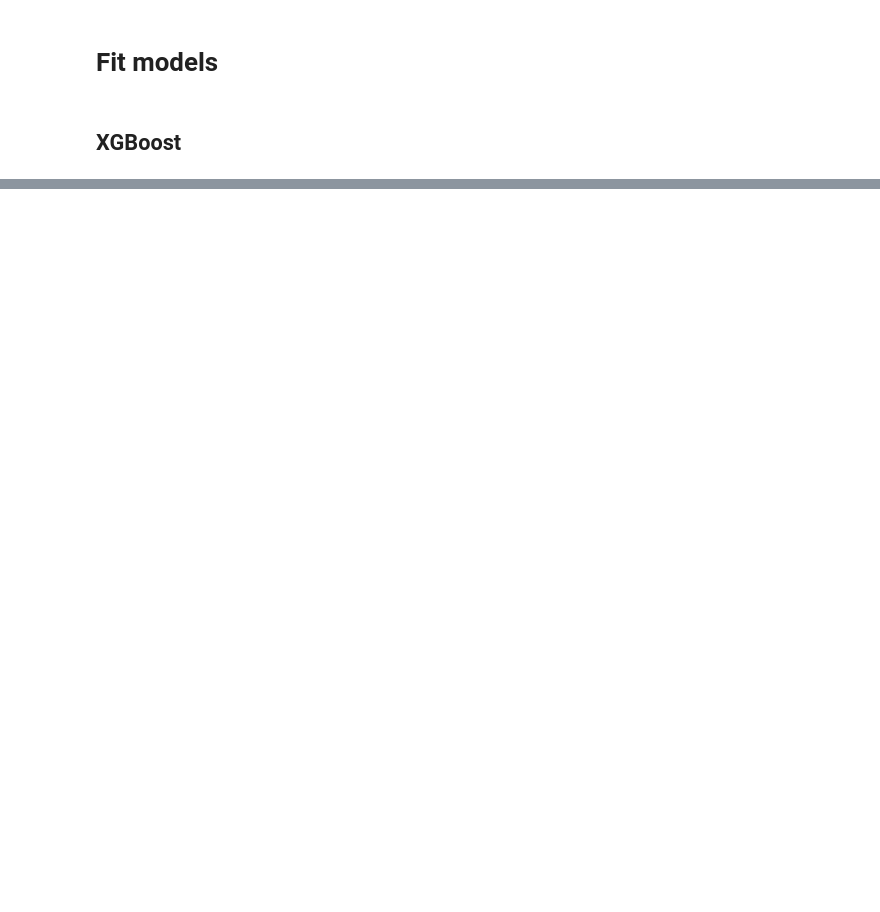
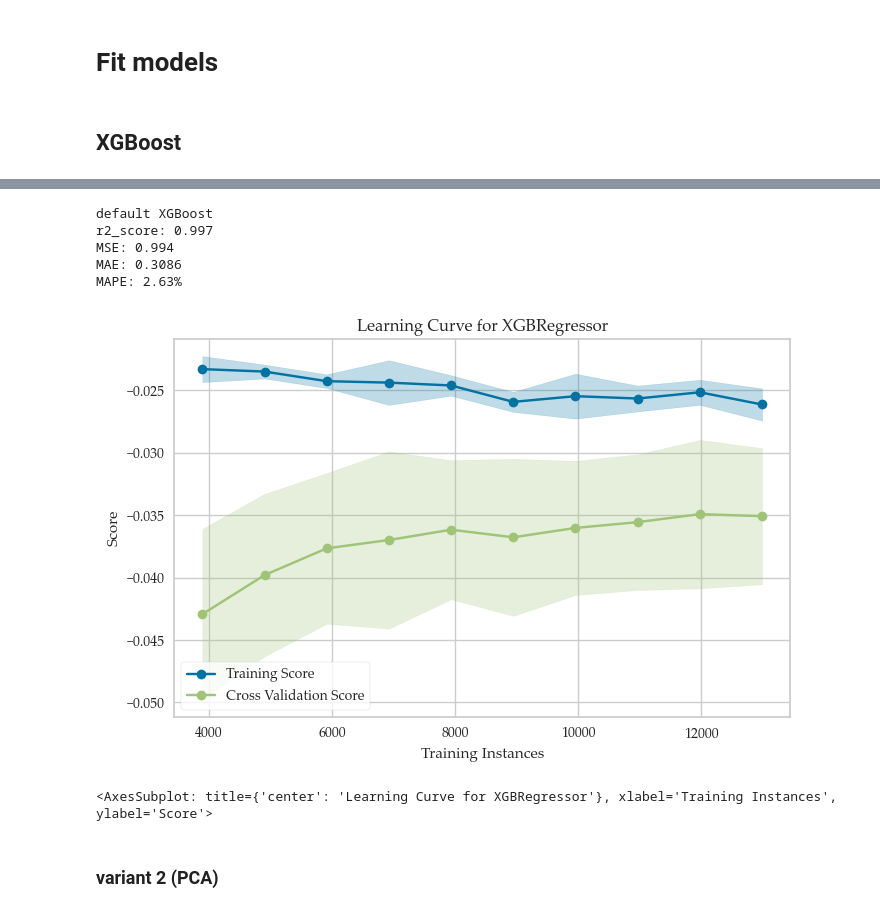
Before and after one commit to caapel/SOFC, a Jupyter notebook: SOFC_analisys.ipynb, the cells around one changed output, grey strips where cells are left out. Saved outputs shown, nothing was run; the diff lists cells and outputs as text; code cells hidden in the pictures; blank space fills up the shorter version.

```diff
--- a/SOFC_analisys.ipynb
+++ b/SOFC_analisys.ipynb
@@ -281,7 +298,7 @@ pca.fit(X_std)
 X_dec = pca.fit_transform(X_std)
 X_dec = pd.DataFrame(X_dec, columns=[f'component{i}' for i in range(n)])
 # %%
-selector = xgb.XGBRegressor(objective=objective, eval_metric='mape', random_state=42)
+selector = xgb.XGBRegressor(random_state=42)
 selector.fit(X_dec, y)
 
 feature_importances = pd.DataFrame({'importance' : selector.feature_importances_},
@@ -590,9 +328,0 @@ MAPE: 9.73%
-# %%
-# Features PCA decomposition
-n = 6  # number strongest features
-pca = PCA(n_components=n)
-pca.fit(X_std)
-X_dec = pca.fit_transform(X_std)
-X_dec = pd.DataFrame(X_dec, columns=[f'component{i}' for i in range(n)])
-
-X_dec_train7, X_dec_test7, y_train, y_test = train_test_split(X_dec, y, test_size=0.2, random_state=42)
@@ -668,0 +331,16 @@ MAPE: 2.82%
+# %%
+%%time
+
+XGB_grid = GridSearchCV(estimator=xgb.XGBRegressor(random_state=42),
+                        param_grid={
+                                    'max_depth': range(2, 6),
+                                    'learning_rate': [0.01, 0.1, 0.2],
+                                    'gamma': [0, 0.1, 1, 10],
+                                    #'min_child_weight': [0, 0.1, 1, 10]
+                                   },
+                        verbose=1,
+                        #cv=ShuffleSplit(n_splits=5, random_state=42),
+                        cv=5)
+
+XGB_grid.fit(X_train, y_train)
+print("Best XGBRegressor-params:", XGB_grid.best_params_)
@@ -668,0 +352,15 @@ MAPE: 2.82%
+# %%
+XGB_best = XGB_grid.best_estimator_
+y_pred = XGB_best.predict(X_test)
+
+print('default XGBoost',
+      f'r2_score: {r2_score(y_pred, y_test):.4}',
+      f'MSE: {MSE(y_pred, y_test):.4}',
+      f'MAE: {MAE(y_pred, y_test):.4}',
+      f'MAPE: {MAPE(y_pred, y_test):.2%}', sep='\n')
+# %% [output]
+default XGBoost
+r2_score: 0.997
+MSE: 0.994
+MAE: 0.3086
+MAPE: 2.63%
@@ -668,0 +370,23 @@ MAPE: 2.82%
+# %%
+# Plotting learning curve for XGBoost regressor
+cv = ShuffleSplit(n_splits=5, random_state=42)
+sizes = np.linspace(0.3, 1.0, 10)
+plt.figure(figsize=(8,6))
+visualizer = LearningCurve(XGB_best,
+                           cv=cv,
+                           scoring='neg_mean_absolute_percentage_error',
+                           train_sizes=sizes, n_jobs=-1, size=(720, 480))
+
+visualizer.fit(X_std,y)
+
+plt.title('Learning Curve for XGBRegressor')
+plt.xlabel('Training Instances')
+plt.ylabel('Score')
+plt.tight_layout()
+plt.savefig('pictures/Learning_Curve_for_XGBR.png', dpi = 300, transparent = True)
+visualizer.show()
+# %% [output]
+[figure, added]
+<AxesSubplot: title={'center': 'Learning Curve for XGBRegressor'}, xlabel='Training Instances', ylabel='Score'>
+# %% [markdown]
+### variant 2 (PCA)
```
Also changed, not shown: parts of 51 cells of this notebook, 1 other file.
